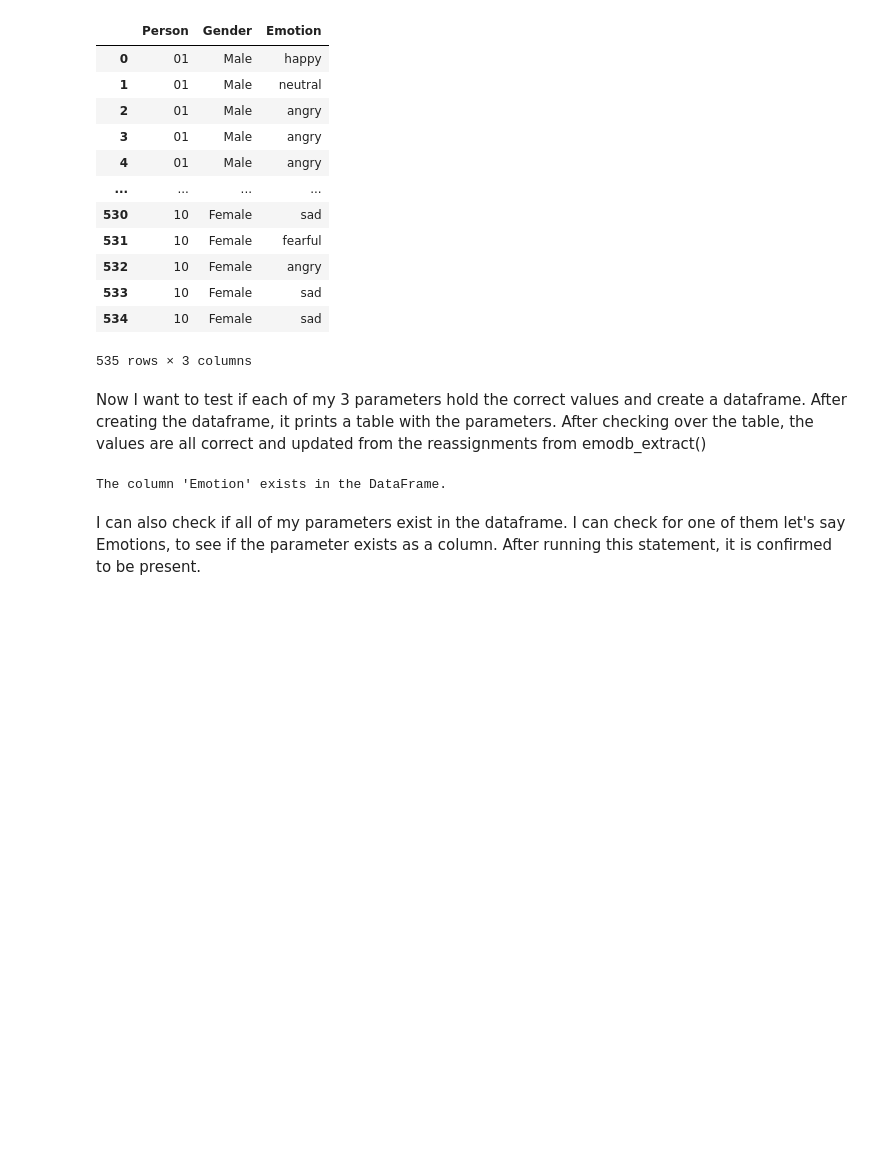
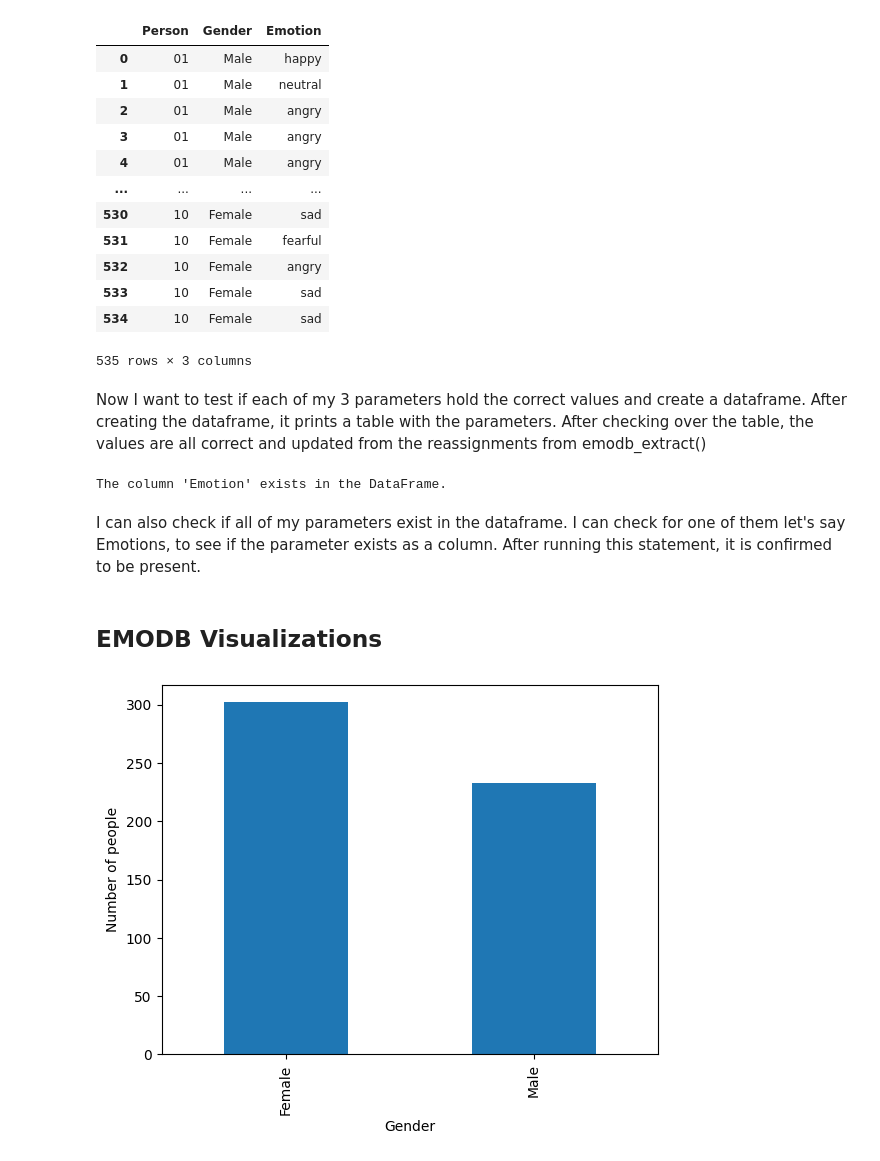
Before and after one commit to SorrenJ/Week-2_Data_Preprocessing, a Jupyter notebook: Week_2_Data_Preprocessing.ipynb, the cells around one changed output. Cells and saved outputs as stored; diff of their text form; code cells hidden in the pictures; blank space fills up the shorter version.

```diff
--- a/Week_2_Data_Preprocessing.ipynb
+++ b/Week_2_Data_Preprocessing.ipynb
@@ -1124,3 +1124,14 @@ else:
 The column 'Emotion' exists in the DataFrame.
 # %% [markdown]
 I can also check if all of my parameters exist in the dataframe. I can check for one of them let's say Emotions, to see if the parameter exists as a column. After running this statement, it is confirmed to be present.
+# %% [markdown]
+## EMODB Visualizations
+# %%
+import matplotlib.pyplot as py
+import seaborn as sea
+
+emodb_df.groupby('Gender').size().plot(kind='bar')
+py.ylabel('Number of people')
+py.show()
+# %% [output]
+[figure, added]
```
Also changed, not shown: parts of 6 cells of this notebook.
